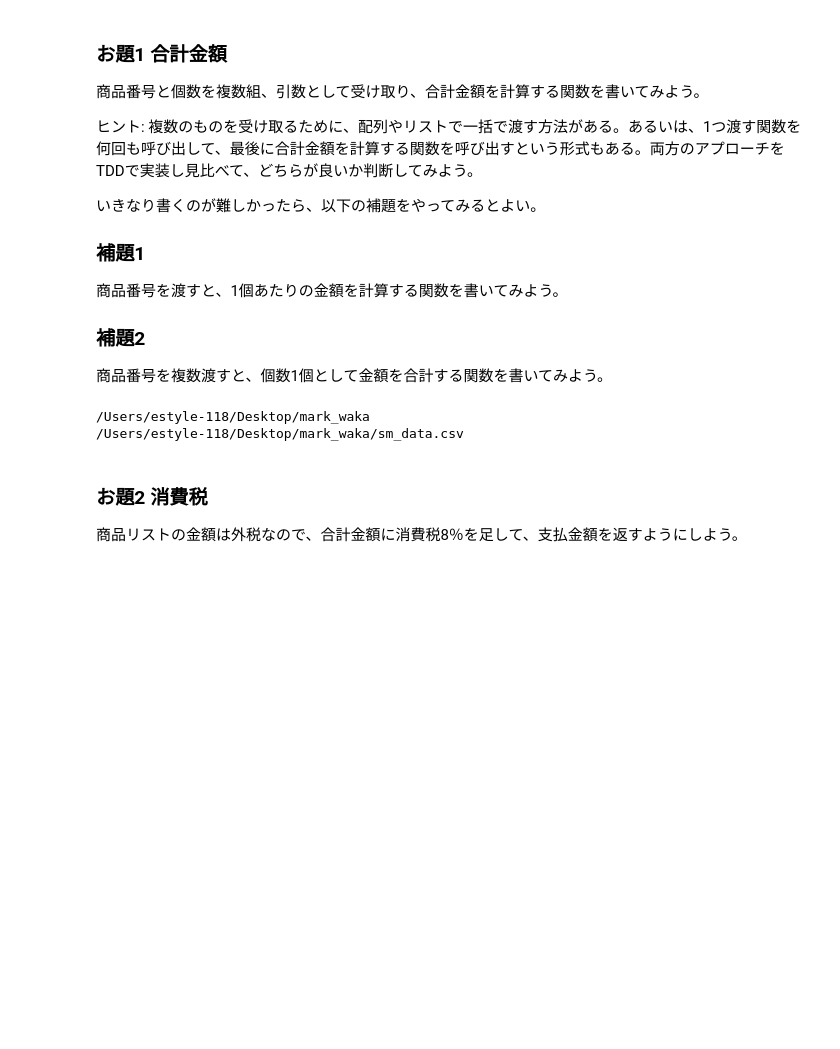
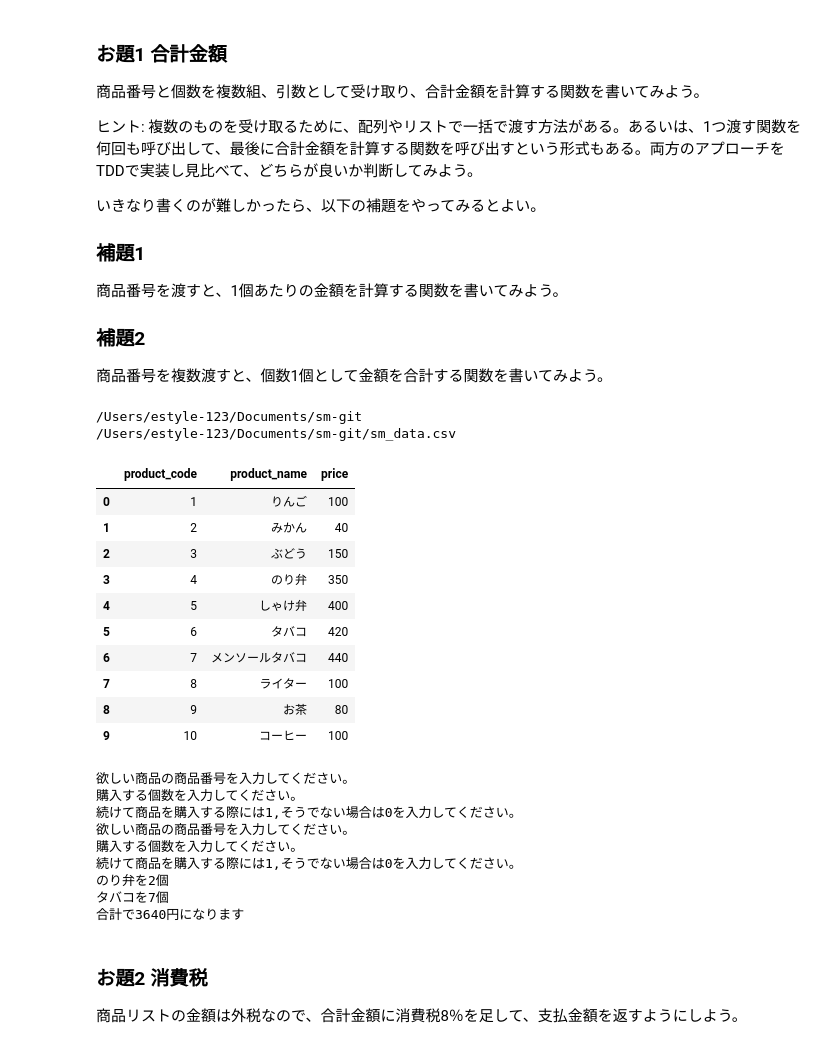
Before and after one commit to Sawayan0126/supermarket_team2, a Jupyter notebook: sm_team2.ipynb, the cells around one changed output. Cells and saved outputs as stored; diff of their text form; code cells hidden in the pictures; blank space fills up the shorter version.

```diff
--- a/sm_team2.ipynb
+++ b/sm_team2.ipynb
@@ -34,41 +34,65 @@
 # %%
 import pandas as pd
 import os
+#import config
 
 print(os.getcwd())
 
 current_dir_path = os.getcwd()
 csv_path = f'{current_dir_path}/sm_data.csv'
 
 print(csv_path)
 
 df=pd.read_csv(csv_path)
-print(df)
-# df1=df.style.hide_index()
-# cd=[]
-# n=[]
-# x=1
 
-# display(df1)
-# while x == 1:
-#     print('欲しい商品の商品番号を入力してください。')
-#     cdi=int(input())
-#     cd.append(cdi)
-#     print('購入する個数を入力してください。')
-#     ni=int(input())
-#     n.append(ni)
-#     print('続けて商品を購入する際には1,そうでない場合は0を入力してください。')
-#     x=int(input())
 
-# sum=0
-# for i in range(len(cd)):
-#     sum += df.loc[df['product_code']==cd[i],'price'].values[0] * n[i]
-#     print(f'{df.loc[df["product_code"]==cd[i],"product_name"].values[0]}を{n[i]}個')
+#関数Buyを動かすと、購入する商品番号と個数を入力できるようになり、その選んだ商品とその個数の合計の料金を返します。
+def Buy(df=df):
+    cd=[]
+    n=[]
+    x=1
+    display(df)
+    while x == 1:
+        print('欲しい商品の商品番号を入力してください。')
+        cdi=int(input())
+        cd.append(cdi)
+        print('購入する個数を入力してください。')
+        ni=int(input())
+        n.append(ni)
+        print('続けて商品を購入する際には1,そうでない場合は0を入力してください。')
+        x=int(input())
 
-# print(f'合計で{sum}円になります')
+    sum=0
+    for i in range(len(cd)):
+        sum += df.loc[df['product_code']==cd[i],'price'].values[0] * n[i]
+        print(f'{df.loc[df["product_code"]==cd[i],"product_name"].values[0]}を{n[i]}個')
+
+    return sum
+
+print(f'合計で{Buy(df=df)}円になります')
 # %% [output]
-/Users/estyle-118/Desktop/mark_waka
-/Users/estyle-118/Desktop/mark_waka/sm_data.csv
+/Users/estyle-123/Documents/sm-git
+/Users/estyle-123/Documents/sm-git/sm_data.csv
+|  | product_code | product_name | price |
+| 0 | 1 | りんご | 100 |
+| 1 | 2 | みかん | 40 |
+| 2 | 3 | ぶどう | 150 |
+| 3 | 4 | のり弁 | 350 |
+| 4 | 5 | しゃけ弁 | 400 |
+| 5 | 6 | タバコ | 420 |
+| 6 | 7 | メンソールタバコ | 440 |
+| 7 | 8 | ライター | 100 |
+| 8 | 9 | お茶 | 80 |
+| 9 | 10 | コーヒー | 100 |
+欲しい商品の商品番号を入力してください。
+購入する個数を入力してください。
+続けて商品を購入する際には1,そうでない場合は0を入力してください。
+欲しい商品の商品番号を入力してください。
+購入する個数を入力してください。
+続けて商品を購入する際には1,そうでない場合は0を入力してください。
+のり弁を2個
+タバコを7個
+合計で3640円になります
 # %% [markdown]
 ### お題2 消費税
 
```
Also changed, not shown: parts of 9 cells of this notebook, 1 other file.
